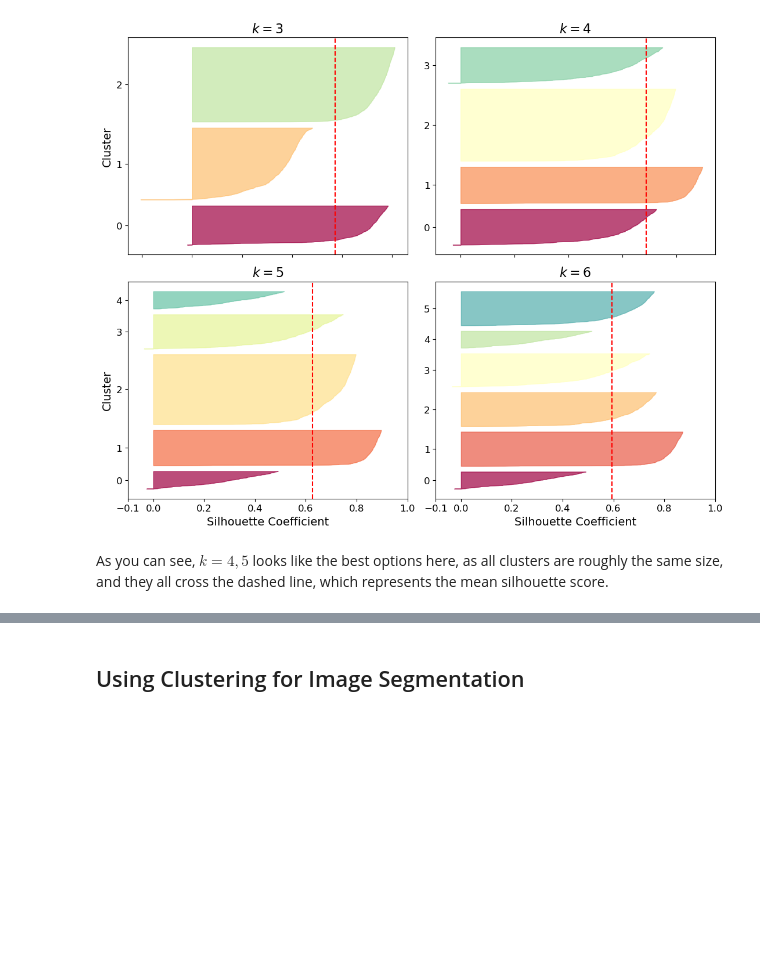
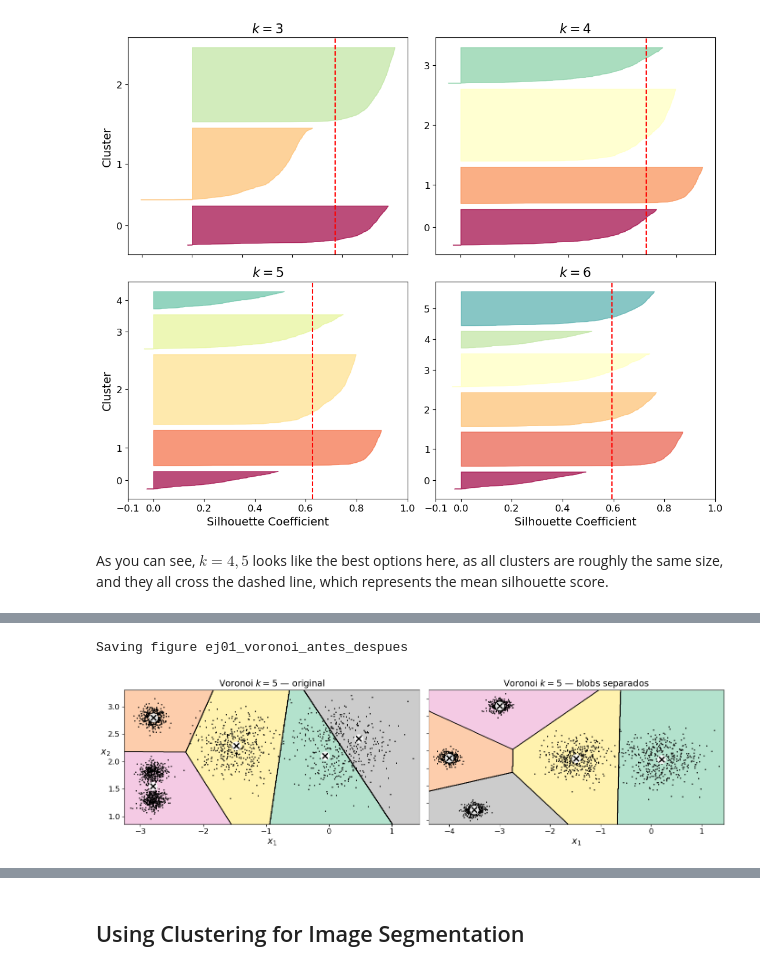
Before and after one commit to Angel-113/Angel-IA-LCC-2026, a Jupyter notebook: K-medias-Practica/01 K-medias.ipynb, the cells around one changed output, grey strips where cells are left out. Saved outputs shown, nothing was run; the diff lists cells and outputs as text; code cells hidden in the pictures; blank space fills up the shorter version.

```diff
--- a/K-medias-Practica/01 K-medias.ipynb
+++ b/K-medias-Practica/01 K-medias.ipynb
@@ -514,0 +564,15 @@ As you can see, $k=4, 5$ looks like the best options here, as all clusters are r
+# %%
+kmeans_k5_new = KMeans(n_clusters=5, random_state=42).fit(X)
+
+plt.figure(figsize=(14, 4))
+plt.subplot(121)
+plot_decision_boundaries(kmeans_k5_orig, X_orig)
+plt.title("Voronoi $k=5$ — original", fontsize=14)
+plt.subplot(122)
+plot_decision_boundaries(kmeans_k5_new, X, show_ylabels=False)
+plt.title("Voronoi $k=5$ — blobs separados", fontsize=14)
+save_fig("ej01_voronoi_antes_despues")
+plt.show()
+# %% [output]
+Saving figure ej01_voronoi_antes_despues
+[figure, added]
```
Also changed, not shown: parts of 10 cells of this notebook, 26 other files.
